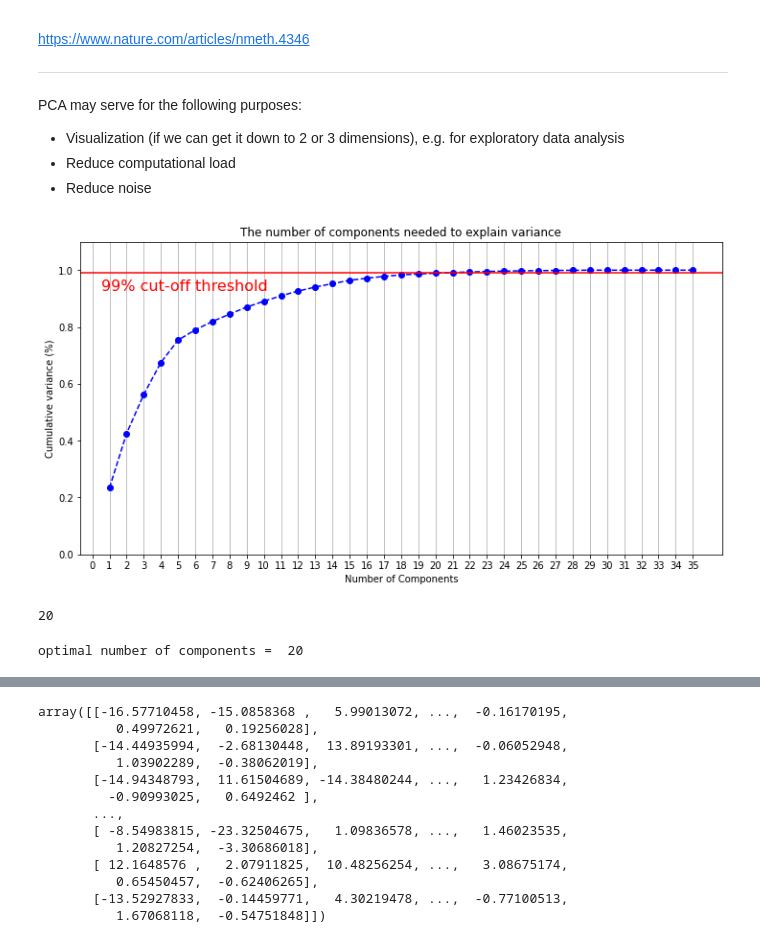
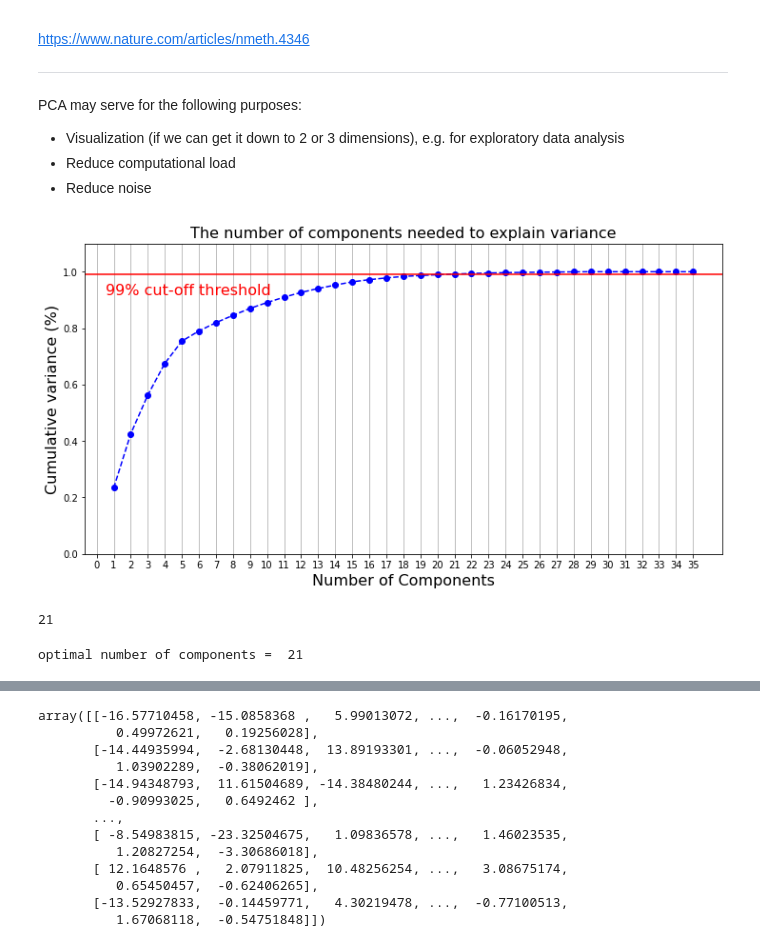
Before and after one commit to pietromarini00/30412-Classification-with-LogisticRegression, a Jupyter notebook: Workflow.ipynb, the cells around one changed output, grey strips where cells are left out. Drawn from its saved outputs; the diff is of its cells as text; code cells hidden in the pictures.

```diff
--- a/Workflow.ipynb
+++ b/Workflow.ipynb
@@ -195,30 +195,31 @@ PCA may serve for the following purposes:
 - Reduce computational load
 - Reduce noise
 # %%
-def evaluate_pca_explained_variance(X, scaled=True):
-  if scaled:
-    X = StandardScaler().fit_transform(X)
+def evaluate_pca_explained_variance(X,scaler=None):
+  if scaler is not None:
+    X = scaler.fit_transform(X)
   pca = PCA().fit(X)
 
   fig, ax = plt.subplots()
   xi = np.arange(1, X.shape[1]+1, step=1)
   y = np.cumsum(pca.explained_variance_ratio_)
 
+  plt.rcParams["figure.figsize"] = (20,12)
   plt.ylim(0.0,1.1)
-  plt.xlabel('Number of Components')
+  plt.xlabel('Number of Components', fontsize=16)
   plt.xticks(np.arange(0, 36, step=1)) #change from 0-based array index to 1-based human-readable label
-  plt.ylabel('Cumulative variance (%)')
-  plt.title('The number of components needed to explain variance')
+  plt.ylabel('Cumulative variance (%)',fontsize=16)
+  plt.title('The number of components needed to explain variance',fontsize=16)
   plt.plot(xi, y, marker='o', linestyle='--', color='b')
   plt.axhline(y=0.99, color='r', linestyle='-')
-  plt.text(0.5, 0.93, '99% cut-off threshold', color = 'red', fontsize=16)
+  plt.text(0.5, 0.92, '99% cut-off threshold', color = 'red', fontsize=16)
 
   ax.grid(axis='x')
   plt.show()
 
-evaluate_pca_explained_variance(X,False)
+evaluate_pca_explained_variance(X)
 # %% [output]
-[figure, old version]
+[figure, new version]
 # %%
 svd = np.linalg.svd
 def get_optimal_number_of_components(explainatory_power):
@@ -227,17 +228,17 @@ def get_optimal_number_of_components(explainatory_power):
     S_nn = np.cumsum(s)/sum(s)
     return np.sum(S_nn < explainatory_power)
 
-get_optimal_number_of_components(0.99)
+get_optimal_number_of_components(0.993)
 # %% [output]
-20
+21
 # %%
-n_comp = get_optimal_number_of_components(0.99)
+n_comp = get_optimal_number_of_components(0.993)
 print ('optimal number of components = ', n_comp)
 
 pca = PCA(n_components = n_comp)
 X_new = pca.fit_transform(features)
 # %% [output]
-optimal number of components =  20
+optimal number of components =  21
 # %%
 X_new.shape
 # %% [output]
```
Also changed, not shown: parts of 12 cells of this notebook.
